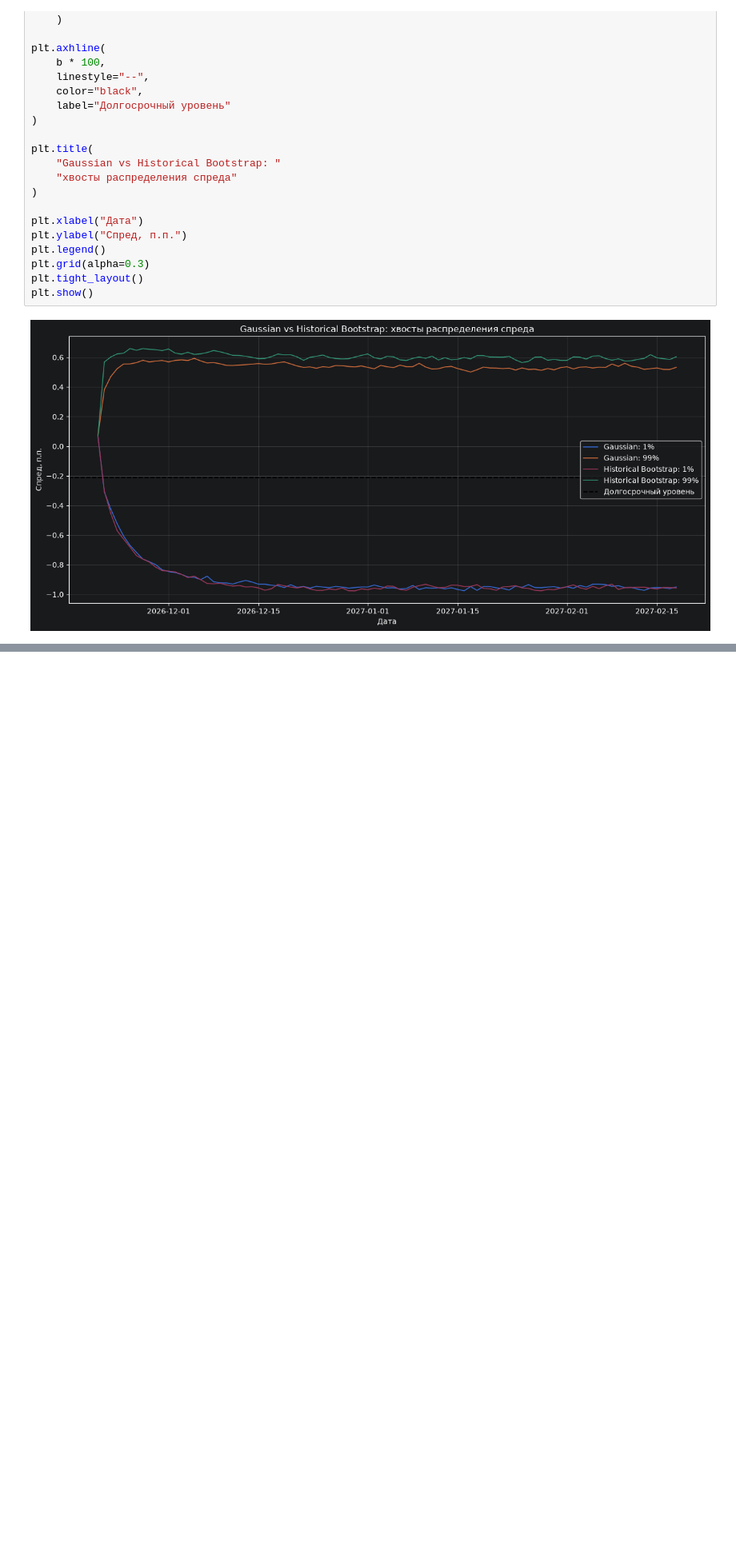
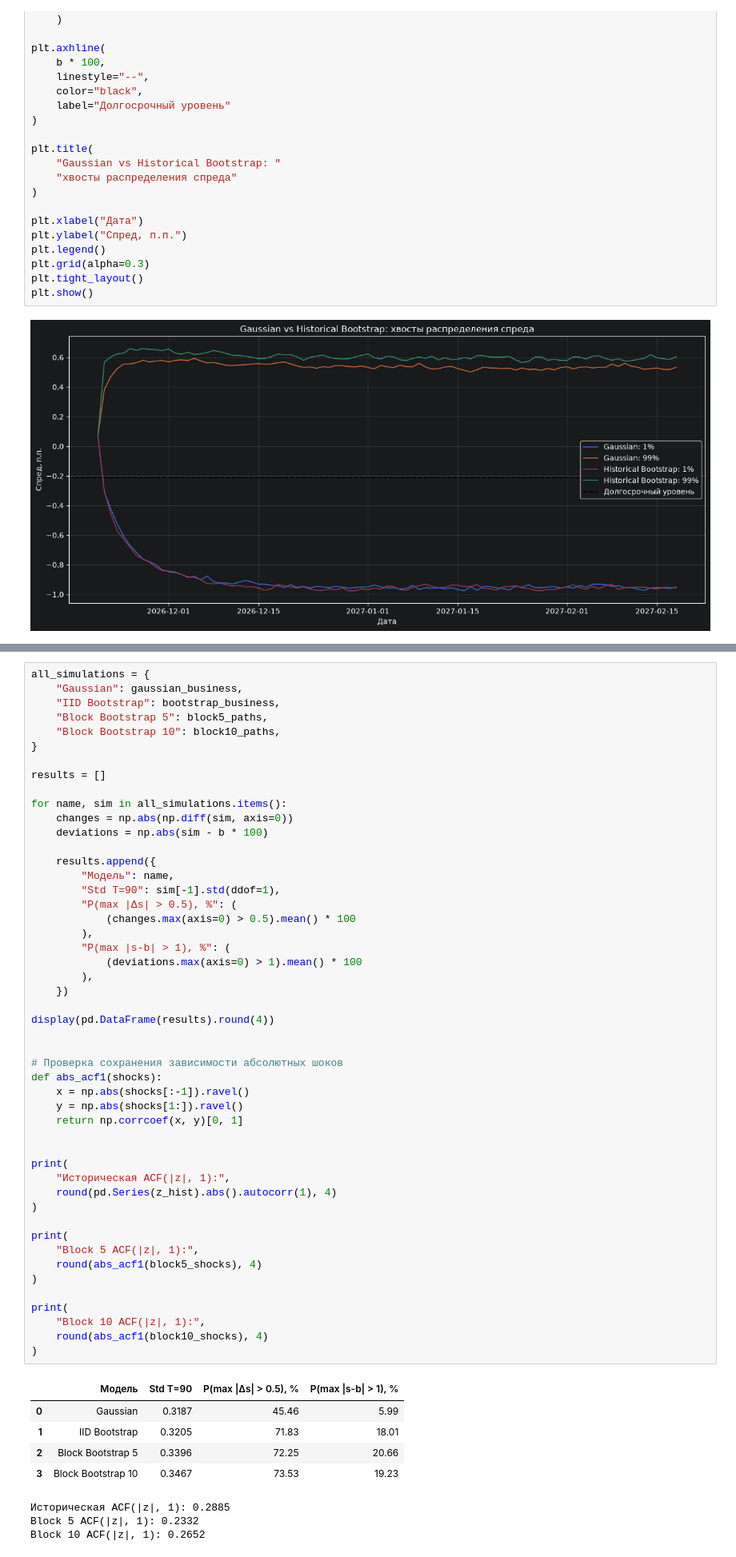
Before and after one commit to blbl-blbl/russian-interest-rate-models, a Jupyter notebook: notebooks/04_vasicek_monte_carlo.ipynb, the cells around one changed output, grey strips where cells are left out. Shown at 80% size. Saved outputs shown, nothing was run; the diff lists cells and outputs as text; blank space fills up the shorter version.

```diff
--- a/notebooks/04_vasicek_monte_carlo.ipynb
+++ b/notebooks/04_vasicek_monte_carlo.ipynb
@@ -412,0 +630,58 @@ plt.show()
+# %%
+all_simulations = {
+    "Gaussian": gaussian_business,
+    "IID Bootstrap": bootstrap_business,
+    "Block Bootstrap 5": block5_paths,
+    "Block Bootstrap 10": block10_paths,
+}
+
+results = []
+
+for name, sim in all_simulations.items():
+    changes = np.abs(np.diff(sim, axis=0))
+    deviations = np.abs(sim - b * 100)
+
+    results.append({
+        "Модель": name,
+        "Std T=90": sim[-1].std(ddof=1),
+        "P(max |Δs| > 0.5), %": (
+            (changes.max(axis=0) > 0.5).mean() * 100
+        ),
+        "P(max |s-b| > 1), %": (
+            (deviations.max(axis=0) > 1).mean() * 100
+        ),
+    })
+
+display(pd.DataFrame(results).round(4))
+
+
+# Проверка сохранения зависимости абсолютных шоков
+def abs_acf1(shocks):
+    x = np.abs(shocks[:-1]).ravel()
+    y = np.abs(shocks[1:]).ravel()
+    return np.corrcoef(x, y)[0, 1]
+
+
+print(
+    "Историческая ACF(|z|, 1):",
+    round(pd.Series(z_hist).abs().autocorr(1), 4)
+)
+
+print(
+    "Block 5 ACF(|z|, 1):",
+    round(abs_acf1(block5_shocks), 4)
+)
+
+print(
+    "Block 10 ACF(|z|, 1):",
+    round(abs_acf1(block10_shocks), 4)
+)
+# %% [output]
+|  | Модель | Std T=90 | P(max |Δs| > 0.5), % | P(max |s-b| > 1), % |
+| 0 | Gaussian | 0.3187 | 45.46 | 5.99 |
+| 1 | IID Bootstrap | 0.3205 | 71.83 | 18.01 |
+| 2 | Block Bootstrap 5 | 0.3396 | 72.25 | 20.66 |
+| 3 | Block Bootstrap 10 | 0.3467 | 73.53 | 19.23 |
+Историческая ACF(|z|, 1): 0.2885
+Block 5 ACF(|z|, 1): 0.2332
+Block 10 ACF(|z|, 1): 0.2652
```
Also changed, not shown: parts of 6 cells of this notebook.
